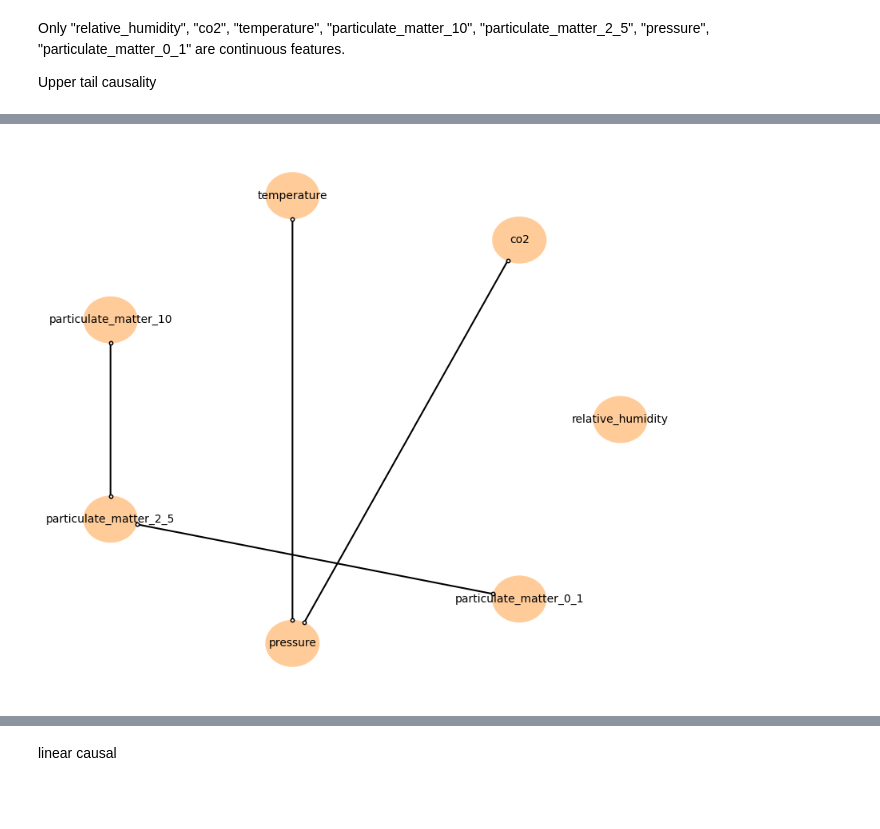
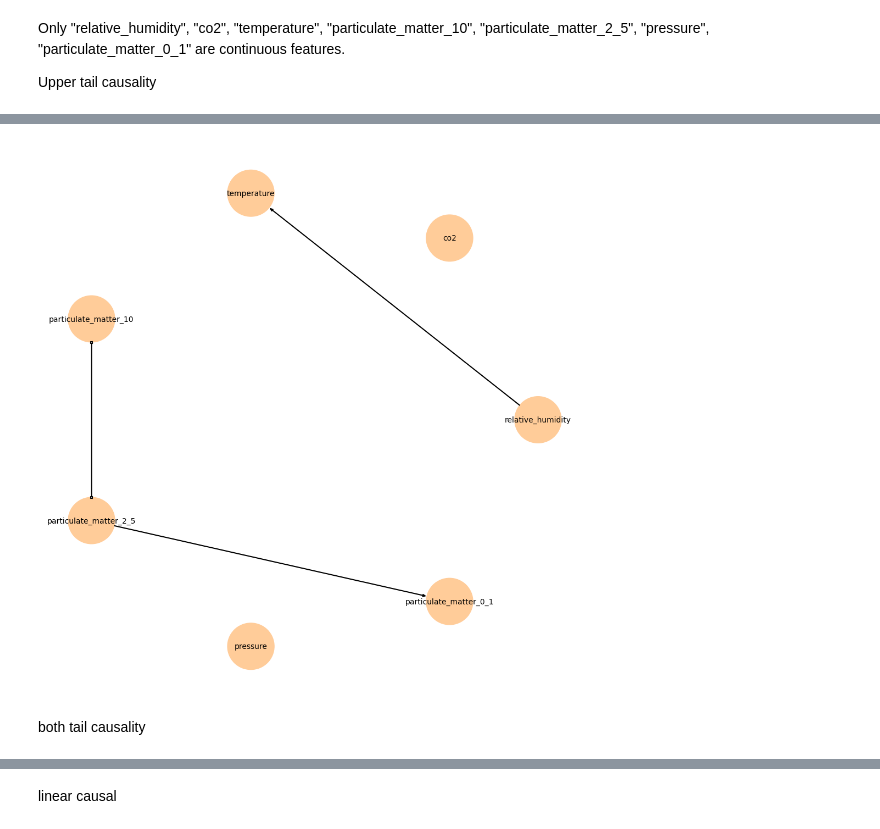
Before and after one commit to junshujiang/tailSCM, a Jupyter notebook: tutorial5_application_pollution.ipynb, the cells around one changed output, grey strips where cells are left out. Drawn from its saved outputs; the diff is of its cells as text; code cells hidden in the pictures; blank space fills up the shorter version.

```diff
--- a/tutorial5_application_pollution.ipynb
+++ b/tutorial5_application_pollution.ipynb
@@ -1,8 +1,16 @@
 # %%
 import pandas as pd
 from helper_util import *
+from datetime import datetime
 import matplotlib.pyplot as plt
 import seaborn as sns
 
+
+
+max_id=get_max("exp_result")
+exp_str=""
+current_date = datetime.now().strftime("%Y%m%d")
+log_path=f"exp_result/{str(max_id)}.{current_date}.pollution"
+logger=get_logger(log_path)
 pd.set_option('display.max_columns', None)
 df=pd.read_csv("/home/jianj0c/project/STP/notebook_SST/files/2023-06-01_to_'2023-06-06.csv")
@@ -8,0 +19,2 @@ df=pd.read_csv("/home/jianj0c/project/STP/notebook_SST/files/2023-06-01_to_'2023
+# %%
+df["time"] = pd.to_datetime(df["time"])
@@ -30,10 +51,15 @@ Only "relative_humidity", "co2", "temperature", "particulate_matter_10", "partic
 
 
 Upper tail causality
+# %%
+pc_alpha=0.05
+quantile=5
+tau_max=1
 # %%
-pc_alpha=0.01
-quantile=5
+
 df_here= df[["relative_humidity","co2","temperature","particulate_matter_10","particulate_matter_2_5","pressure","particulate_matter_0_1"]]
-resultsThisPaper,_=method_this_paper(df_here,both_tail=False,pc_alpha=pc_alpha,quantile=quantile)
-draw_graph(edge_shape=resultsThisPaper,arrow_linewidth=3,arrowhead_size=5,label_fontsize=10,node_size=0.2,figsize=(10,10),var_names=df_here.columns)
+
+save_path=os.path.join(log_path,f"uppertailquantile{quantile}_pc_alpha{pc_alpha}taumax{tau_max}.png")
+resultsThisPaper,_=method_this_paper(df_here,both_tail=False,pc_alpha=pc_alpha,quantile=quantile,tau_max=tau_max)
+draw_graph(edge_shape=resultsThisPaper,arrow_linewidth=3,arrowhead_size=5,label_fontsize=10,node_size=0.2,figsize=(10,10),var_names=df_here.columns,save_path=save_path)
 # %% [output]
@@ -41,11 +69,15 @@ draw_graph(edge_shape=resultsThisPaper,arrow_linewidth=3,arrowhead_size=5,label_
 # %%
-pc_alpha=0.01
-quantile=5
+
 df_here= df[["relative_humidity","co2","temperature","particulate_matter_10","particulate_matter_2_5","pressure","particulate_matter_0_1"]]
-resultsThisPaper,_=method_this_paper(-df_here,both_tail=False,pc_alpha=pc_alpha,quantile=quantile)
-draw_graph(edge_shape=resultsThisPaper,arrow_linewidth=3,arrowhead_size=5,label_fontsize=10,node_size=0.2,figsize=(10,10),var_names=df_here.columns)
+
+
+save_path=os.path.join(log_path,f"lowertailquantile{quantile}_pc_alpha{pc_alpha}taumax{tau_max}.png")
+resultsThisPaper,_=method_this_paper(-df_here,both_tail=False,pc_alpha=pc_alpha,quantile=quantile,tau_max=tau_max)
+draw_graph(edge_shape=resultsThisPaper,arrow_linewidth=3,arrowhead_size=5,label_fontsize=10,node_size=0.2,figsize=(10,10),var_names=df_here.columns,save_path=save_path)
 # %% [output]
-[figure, old version]
+[figure, new version]
+# %% [markdown]
+both tail causality
 # %%
 def expand_data_df(data_df):
 
```
Also changed, not shown: parts of 11 cells of this notebook.
